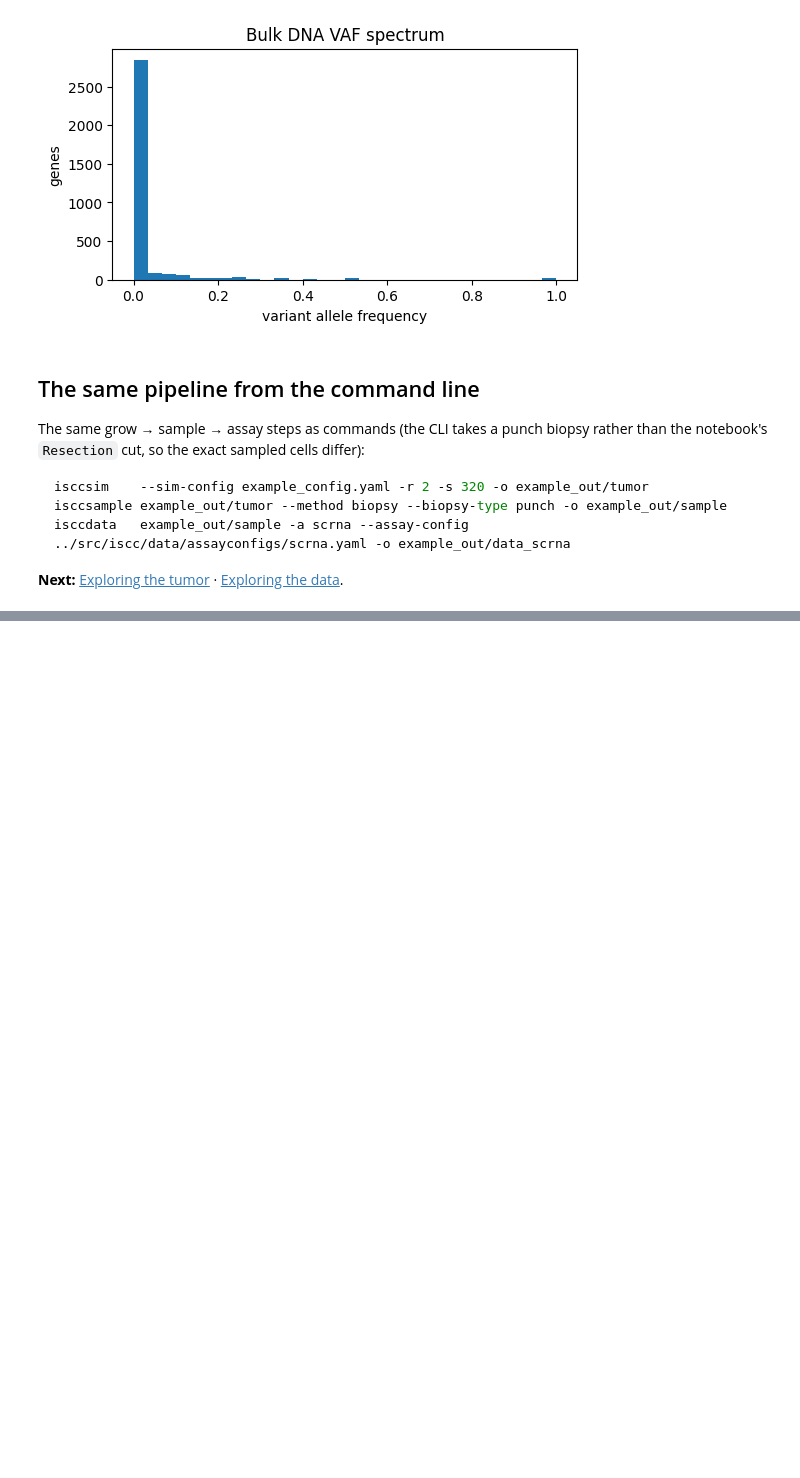
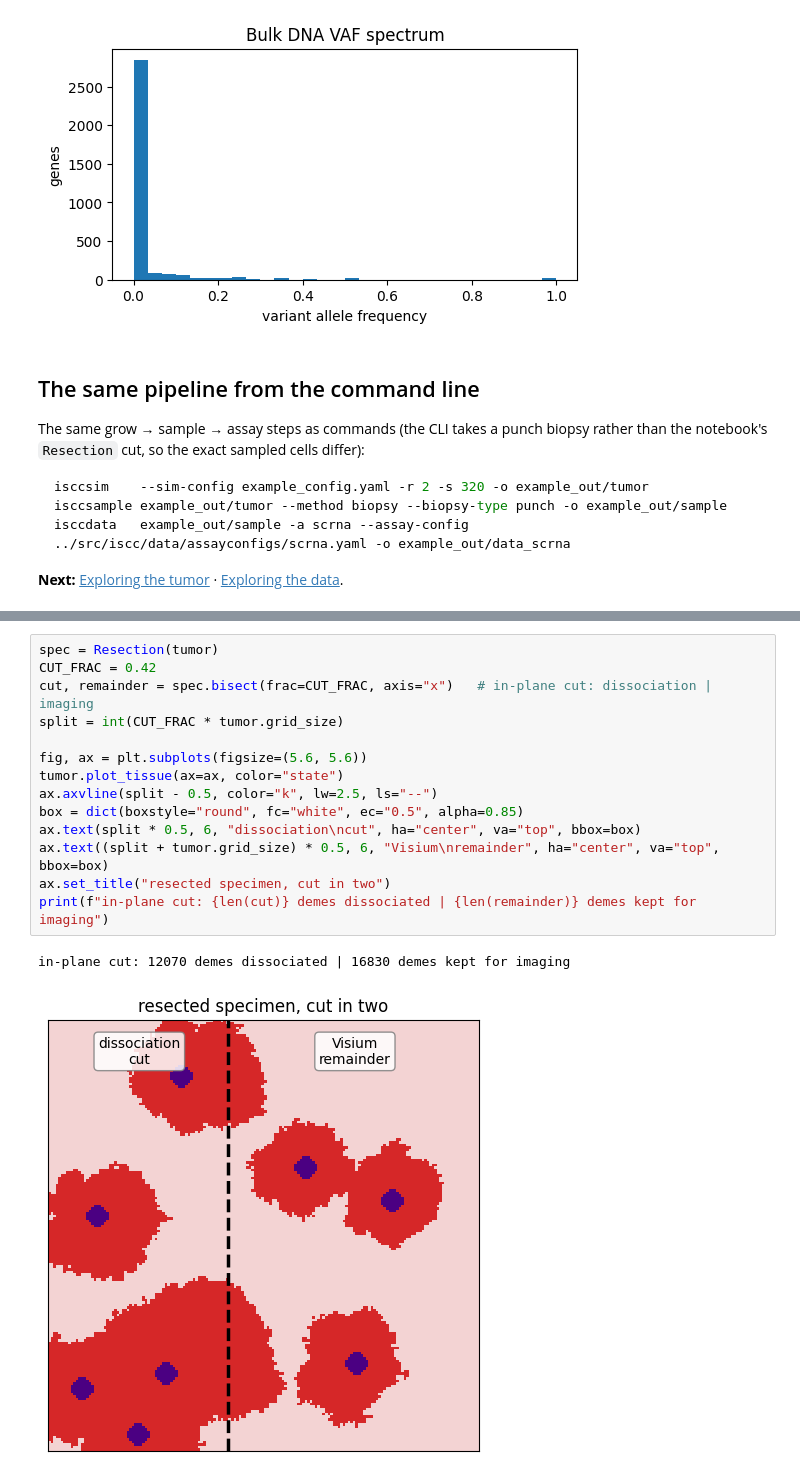
Before and after one commit to pedrofale/iscc, a Jupyter notebook: notebooks/01_pipeline_walkthrough.ipynb, the cells around one changed output, grey strips where cells are left out. Cells and saved outputs as stored; diff of their text form; blank space fills up the shorter version.

```diff
--- a/notebooks/01_pipeline_walkthrough.ipynb
+++ b/notebooks/01_pipeline_walkthrough.ipynb
@@ -223,0 +287,17 @@ isccdata   example_out/sample -a scrna --assay-config ../src/iscc/data/assayconf
+# %%
+spec = Resection(tumor)
+CUT_FRAC = 0.42
+cut, remainder = spec.bisect(frac=CUT_FRAC, axis="x")   # in-plane cut: dissociation | imaging
+split = int(CUT_FRAC * tumor.grid_size)
+
+fig, ax = plt.subplots(figsize=(5.6, 5.6))
+tumor.plot_tissue(ax=ax, color="state")
+ax.axvline(split - 0.5, color="k", lw=2.5, ls="--")
+box = dict(boxstyle="round", fc="white", ec="0.5", alpha=0.85)
+ax.text(split * 0.5, 6, "dissociation\ncut", ha="center", va="top", bbox=box)
+ax.text((split + tumor.grid_size) * 0.5, 6, "Visium\nremainder", ha="center", va="top", bbox=box)
+ax.set_title("resected specimen, cut in two")
+print(f"in-plane cut: {len(cut)} demes dissociated | {len(remainder)} demes kept for imaging")
+# %% [output]
+in-plane cut: 12070 demes dissociated | 16830 demes kept for imaging
+[figure, added]
```
Also changed, not shown: parts of 24 cells of this notebook, 4 other files.
